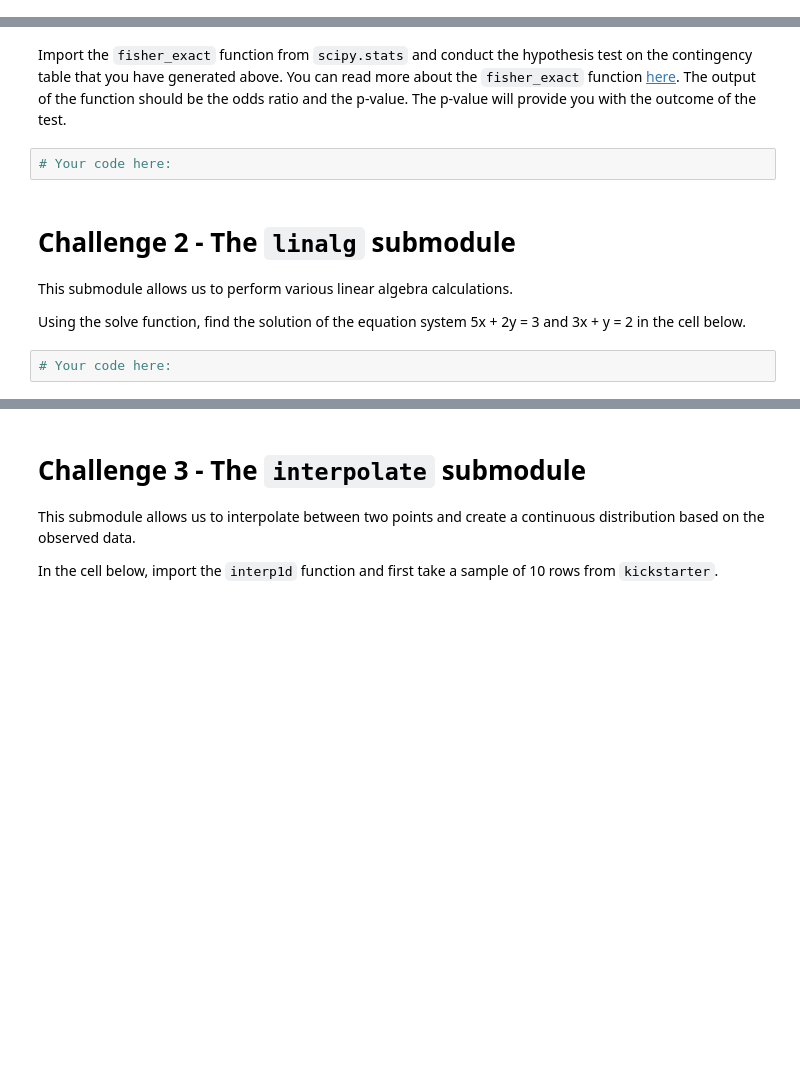
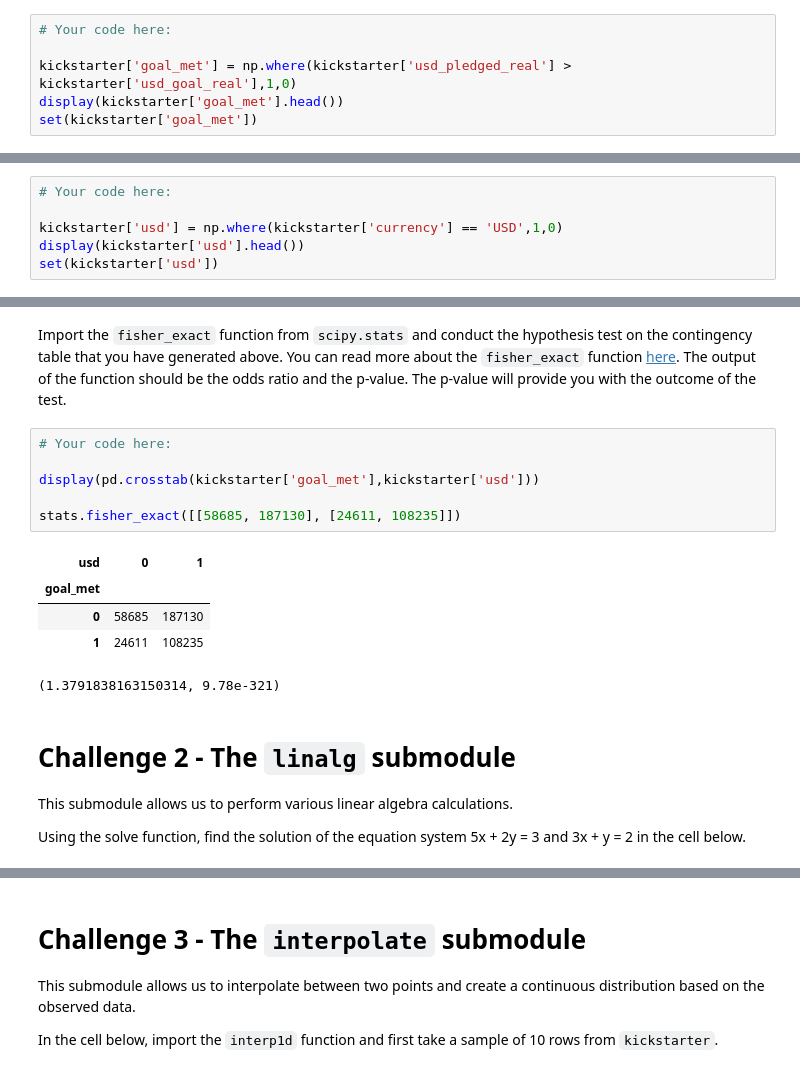
Before and after one commit to ironhack-datalabs/datamad1019, a Jupyter notebook: module-2/lab-intro-to-scipy/your-code/main.ipynb, the cells around one changed output, grey strips where cells are left out. Saved outputs shown, nothing was run; the diff lists cells and outputs as text; blank space fills up the shorter version.

```diff
--- a/module-2/lab-intro-to-scipy/your-code/main.ipynb
+++ b/module-2/lab-intro-to-scipy/your-code/main.ipynb
@@ -39,0 +62,6 @@ Let's perform Fisher's exact test on our KickStarter data. We intend to test the
+# %%
+# Your code here:
+
+kickstarter['goal_met'] = np.where(kickstarter['usd_pledged_real'] > kickstarter['usd_goal_real'],1,0)
+display(kickstarter['goal_met'].head())
+set(kickstarter['goal_met'])
@@ -43,0 +78,6 @@ Next, create a column that checks whether the currency of the project is in US D
+# %%
+# Your code here:
+
+kickstarter['usd'] = np.where(kickstarter['currency'] == 'USD',1,0)
+display(kickstarter['usd'].head())
+set(kickstarter['usd'])
@@ -45,13 +93,21 @@ Next, create a column that checks whether the currency of the project is in US D
 Now create a contingency table using the `pd.crosstab` function in the cell below to compare the `goal_met` and `usd` columns.
 # %% [markdown]
 Import the `fisher_exact` function from `scipy.stats` and conduct the hypothesis test on the contingency table that you have generated above. You can read more about the `fisher_exact` function [here](https://docs.scipy.org/doc/scipy/reference/generated/scipy.stats.fisher_exact.html#scipy.stats.fisher_exact). The output of the function should be the odds ratio and the p-value. The p-value will provide you with the outcome of the test.
-# %%
-# Your code here:
+# %%
+# Your code here:
+
+display(pd.crosstab(kickstarter['goal_met'],kickstarter['usd']))
+
+stats.fisher_exact([[58685, 187130], [24611, 108235]])
+# %% [output]
+| usd | 0 | 1 |
+| goal_met |  |  |
+| 0 | 58685 | 187130 |
+| 1 | 24611 | 108235 |
+(1.3791838163150314, 9.78e-321)
 # %% [markdown]
 # Challenge 2 - The `linalg` submodule
 
 This submodule allows us to perform various linear algebra calculations.
 
 Using the solve function, find the solution of the equation system 5x + 2y = 3 and 3x + y = 2 in the cell below.
-# %%
-# Your code here:
```
Also changed, not shown: parts of 18 cells of this notebook.
